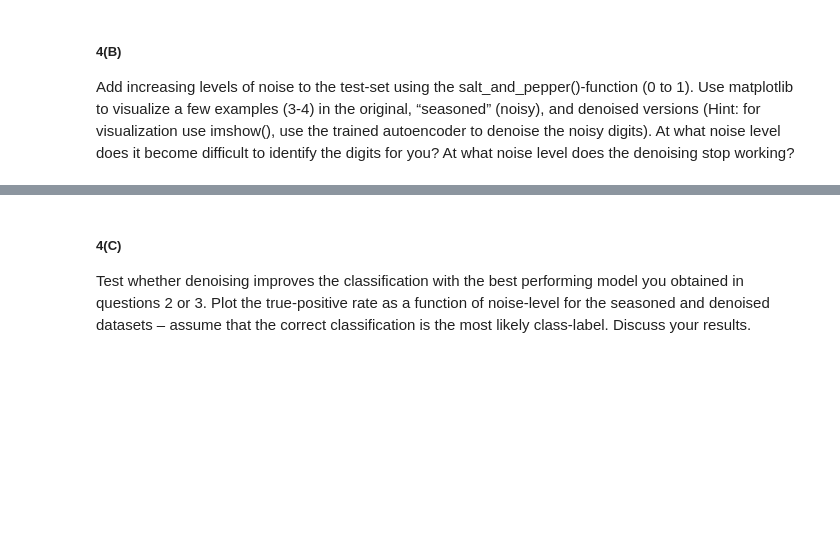
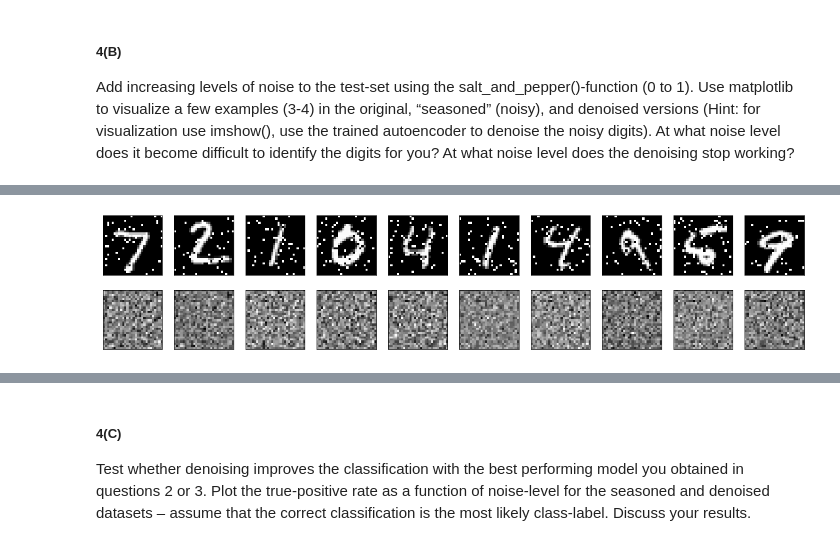
Before and after one commit to LeniaMalki/DataScienceAndAI, a Jupyter notebook: 6.Neural networks/Assignment 6 Answers.ipynb, the cells around one changed output, grey strips where cells are left out. Saved outputs shown, nothing was run; the diff lists cells and outputs as text; code cells hidden in the pictures; blank space fills up the shorter version.

```diff
--- a/6.Neural networks/Assignment 6 Answers.ipynb
+++ b/6.Neural networks/Assignment 6 Answers.ipynb
@@ -403,0 +481,6 @@ does the denoising stop working?
+# %%
+#Noise = 0.1
+flattened_x_test_seasoneed_1 = salt_and_pepper(flattened_x_test, noise_level=0.1)
+visualize(flattened_x_test_seasoneed_1)
+# %% [output]
+[figure, added]
```
Also changed, not shown: parts of 11 cells of this notebook.
